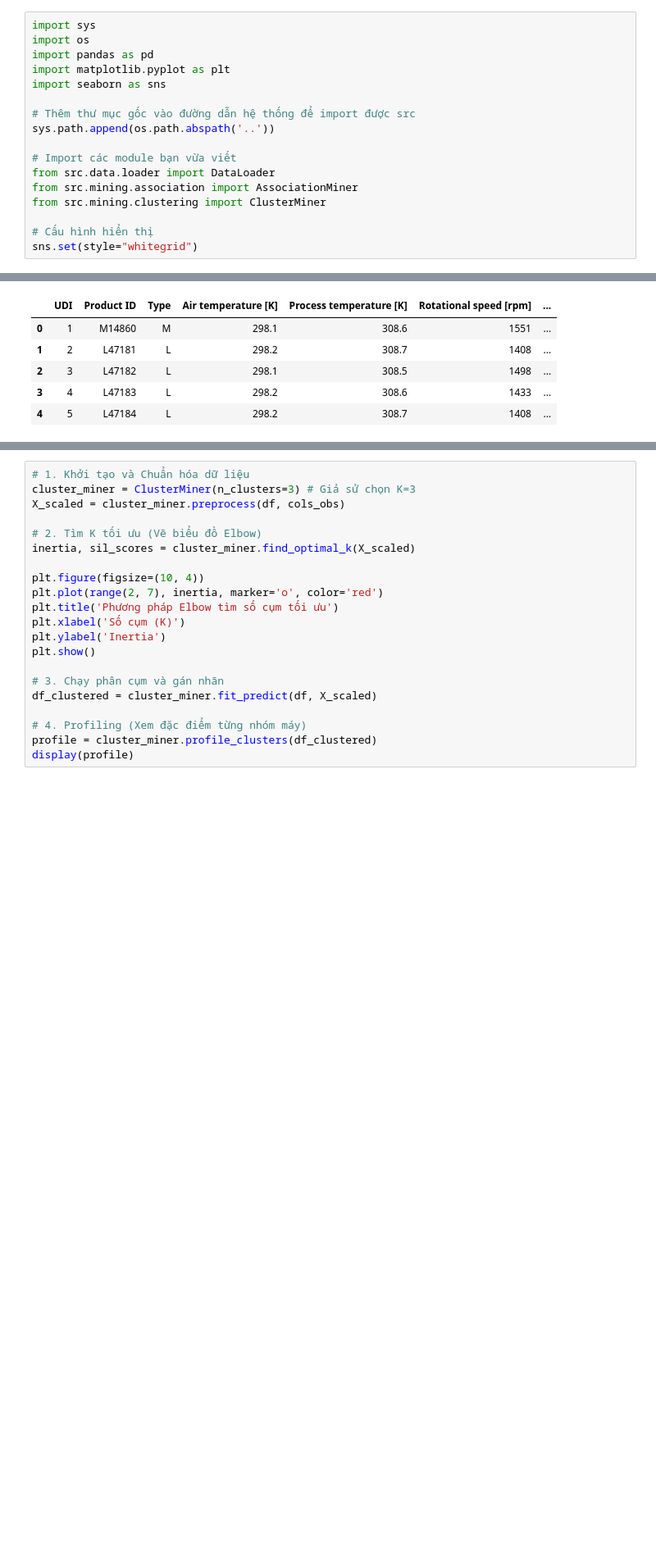
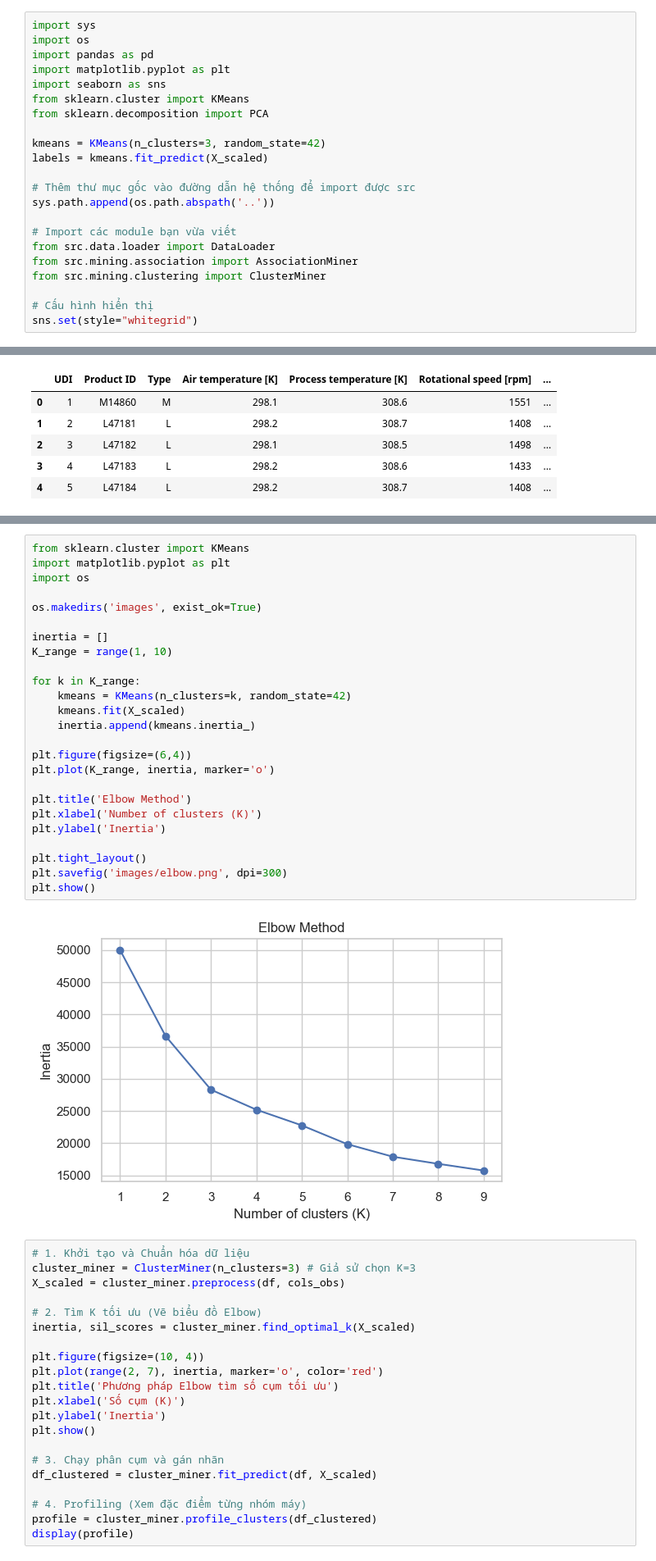
Before and after one commit to vubichhopdev-prog/BTL_DATA, a Jupyter notebook: notebooks/03_mining.ipynb, the cells around one changed output, grey strips where cells are left out. Shown at 82% size. Cells and saved outputs as stored; diff of their text form; blank space fills up the shorter version.

```diff
--- a/notebooks/03_mining.ipynb
+++ b/notebooks/03_mining.ipynb
@@ -4,6 +4,11 @@ import os
 import pandas as pd
 import matplotlib.pyplot as plt
 import seaborn as sns
+from sklearn.cluster import KMeans
+from sklearn.decomposition import PCA
+
+kmeans = KMeans(n_clusters=3, random_state=42)
+labels = kmeans.fit_predict(X_scaled)
 
 # Thêm thư mục gốc vào đường dẫn hệ thống để import được src
 sys.path.append(os.path.abspath('..'))
@@ -63,3 +102,30 @@ TOP 10 LUẬT DẪN ĐẾN LỖI MÁY:
+# %%
+from sklearn.cluster import KMeans
+import matplotlib.pyplot as plt
+import os
+
+os.makedirs('images', exist_ok=True)
+
+inertia = []
+K_range = range(1, 10)
+
+for k in K_range:
+    kmeans = KMeans(n_clusters=k, random_state=42)
+    kmeans.fit(X_scaled)
+    inertia.append(kmeans.inertia_)
+
+plt.figure(figsize=(6,4))
+plt.plot(K_range, inertia, marker='o')
+
+plt.title('Elbow Method')
+plt.xlabel('Number of clusters (K)')
+plt.ylabel('Inertia')
+
+plt.tight_layout()
+plt.savefig('images/elbow.png', dpi=300)
+plt.show()
+# %% [output]
+[figure, added]
 # %%
 # 1. Khởi tạo và Chuẩn hóa dữ liệu
 cluster_miner = ClusterMiner(n_clusters=3) # Giả sử chọn K=3
```
Also changed, not shown: parts of 2 cells of this notebook, 2 other files.
